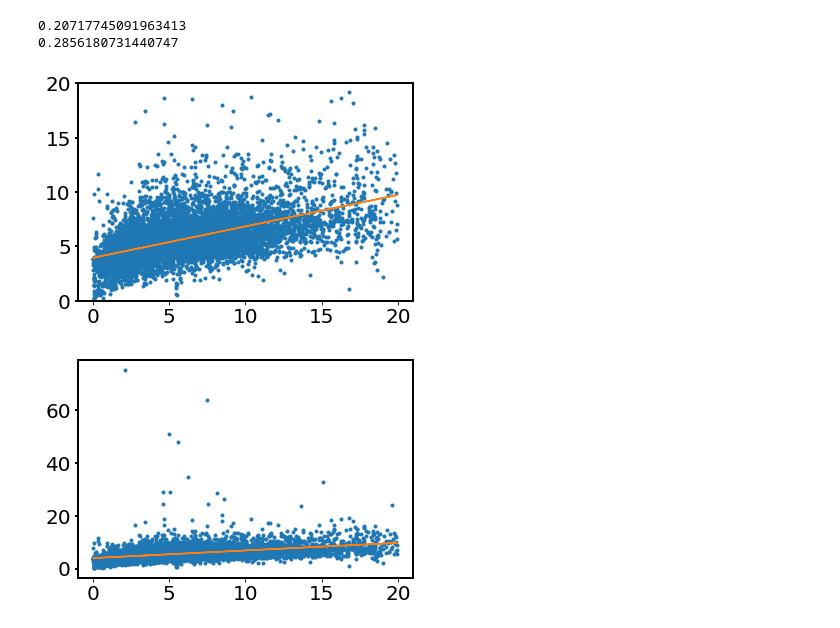
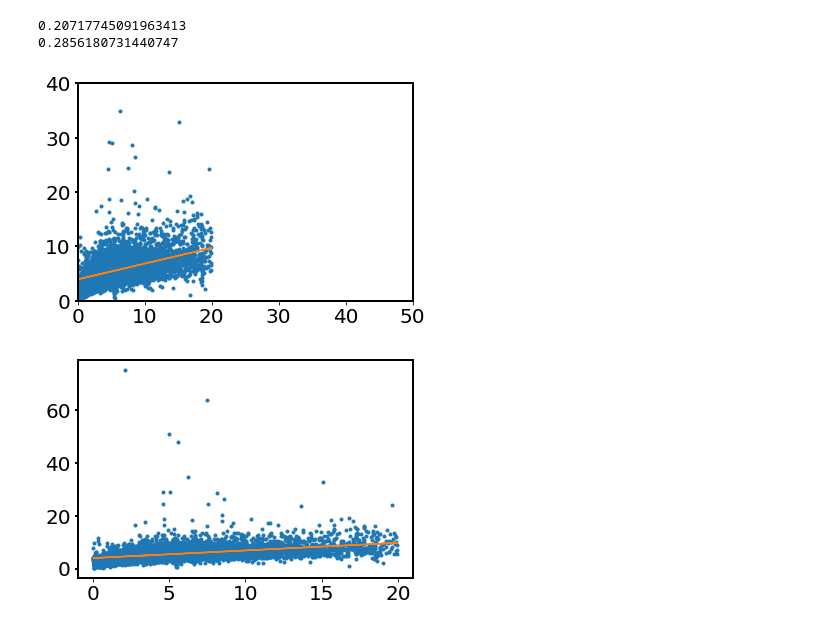
Before and after one commit to olgabane/Insight2019_LibraryProject, a Jupyter notebook: Library_Week3_Notebook8_RFContinuation.ipynb, the cells around one changed output. Drawn from its saved outputs; the diff is of its cells as text; code cells hidden in the pictures.

```diff
--- a/Library_Week3_Notebook8_RFContinuation.ipynb
+++ b/Library_Week3_Notebook8_RFContinuation.ipynb
@@ -1940,18 +1981,19 @@ df_TEST_LR['errors'] = (list(errors))
 # %%
 #Plot df_TEST Usage vs. Prediction:
 # Data
 x = df_TEST_LR.iloc[:, 0]
 y = df_TEST_LR.iloc[:, 1]
 # Fit with polyfit
 b, m = polyfit(x, y, 1)
 plt.plot(x, y, '.')
 plt.plot(x, b + m * x, '-')
-plt.ylim(0,20)
+plt.xlim(0,50)
+plt.ylim(0,40)
 plt.show()
 
 #LR underestimates usage.
 # %% [output]
-[figure, old version]
+[figure, new version]
 # %%
 x = df_TEST_LR.iloc[:, 0]
 y = df_TEST_LR.iloc[:, 1]
```
Also changed, not shown: parts of 6 cells of this notebook.
